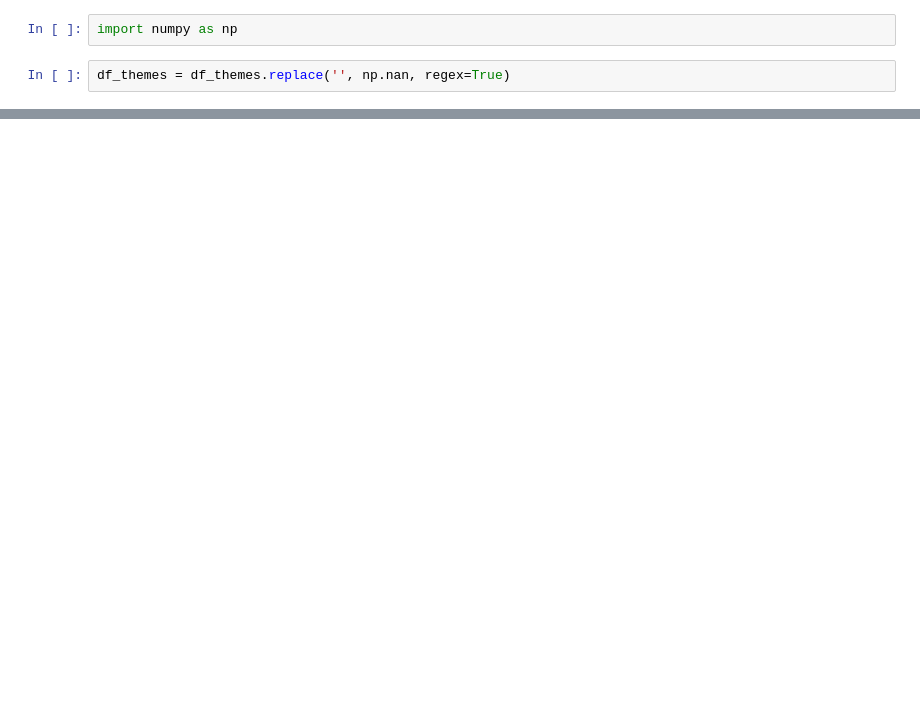
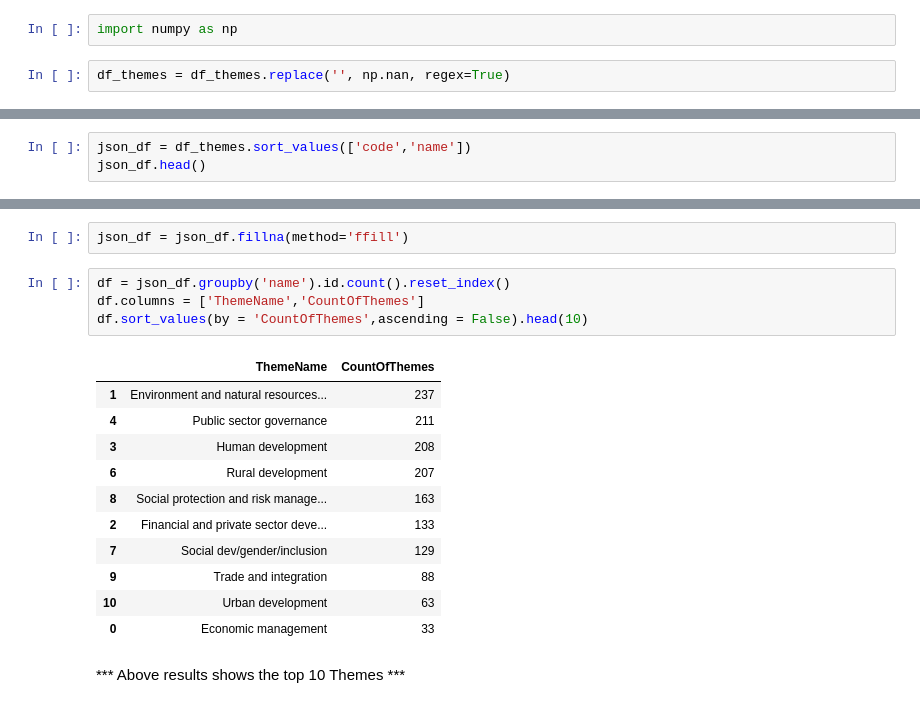
Before and after one commit to ravic1982/Springboard-Exercise, a Jupyter notebook: sliderule_dsi_json_exercise.ipynb, the cells around one changed output, grey strips where cells are left out. Drawn from its saved outputs; the diff is of its cells as text; blank space fills up the shorter version.

```diff
--- a/sliderule_dsi_json_exercise.ipynb
+++ b/sliderule_dsi_json_exercise.ipynb
@@ -180,0 +142,3 @@ df_themes
+# %%
+json_df = df_themes.sort_values(['code','name'])
+json_df.head()
@@ -180,0 +152,20 @@ df_themes
+# %%
+json_df = json_df.fillna(method='ffill')
+# %%
+df = json_df.groupby('name').id.count().reset_index()
+df.columns = ['ThemeName','CountOfThemes']
+df.sort_values(by = 'CountOfThemes',ascending = False).head(10)
+# %% [output]
+|  | ThemeName | CountOfThemes |
+| 1 | Environment and natural resources... | 237 |
+| 4 | Public sector governance | 211 |
+| 3 | Human development | 208 |
+| 6 | Rural development | 207 |
+| 8 | Social protection and risk manage... | 163 |
+| 2 | Financial and private sector deve... | 133 |
+| 7 | Social dev/gender/inclusion | 129 |
+| 9 | Trade and integration | 88 |
+| 10 | Urban development | 63 |
+| 0 | Economic management | 33 |
+# %% [markdown]
+*** Above results shows the top 10 Themes ***
```
Also changed, not shown: parts of 6 cells of this notebook.
